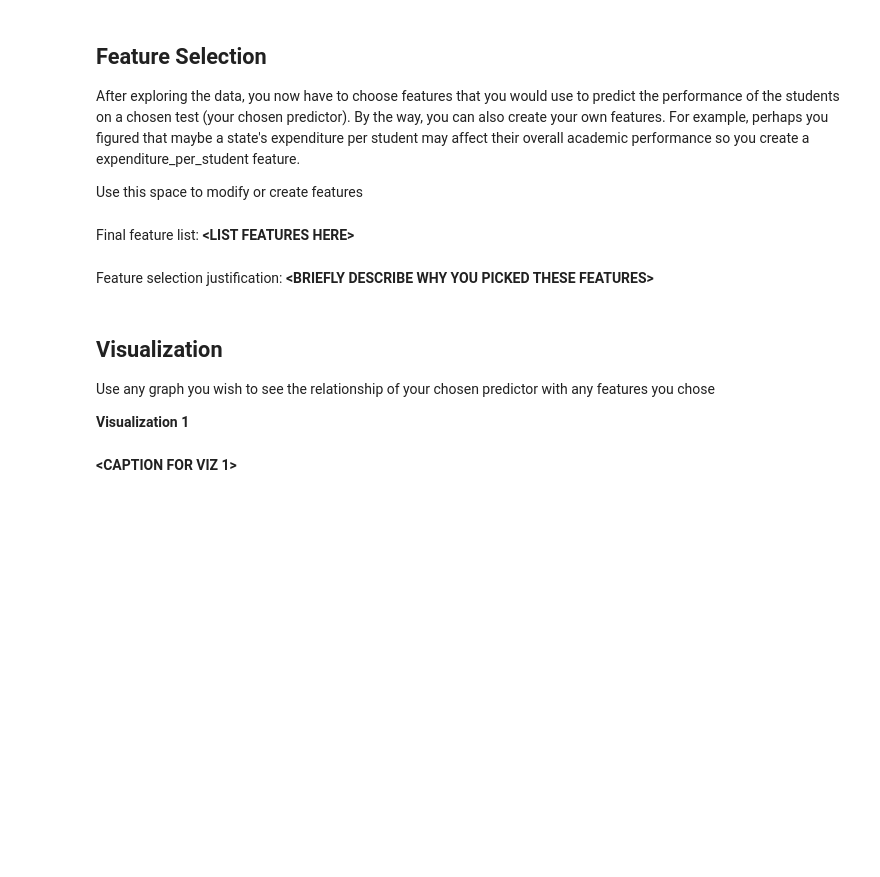
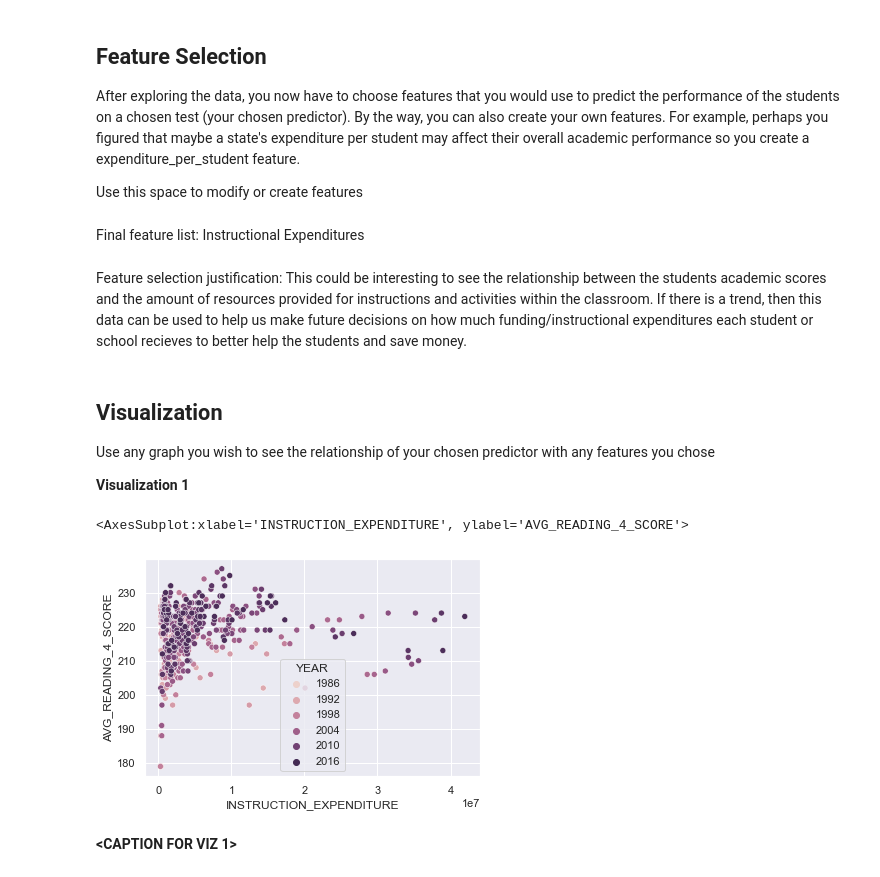
Before and after one commit to henxu/MDST, a Jupyter notebook: checkpoint2/checkpoint2.ipynb, the cells around one changed output. Cells and saved outputs as stored; diff of their text form; code cells hidden in the pictures; blank space fills up the shorter version.

```diff
--- a/checkpoint2/checkpoint2.ipynb
+++ b/checkpoint2/checkpoint2.ipynb
@@ -58,6 +58,3 @@ df
 You should always familiarize yourself with what each column in the dataframe represents. \ Read about the states_edu dataset here: https://www.kaggle.com/noriuk/us-education-datasets-unification-project
 # %% [markdown]
 Use this space to rename columns, deal with missing data, etc. _(optional)_
-# %%
-df.dropna()
-df.dropna(subset = ['AVG_READING_4_SCORE'], inplace = True)
@@ -107,0 +106,12 @@ Name: YEAR, Length: 650, dtype: int64
+# %%
+dfIndexS = df.set_index('STATE')
+
+sum = 0
+count = 0
+numRows = len(df.index)
+
+for x in range(numRows):
+    if (dfIndexS.iloc[x]['YEAR'] == 2019):
+        sum += dfIndexS.iloc[x]['AVG_READING_4_SCORE']
+        count += 1
+print (sum / count)
@@ -108,2 +120,12 @@ Name: YEAR, Length: 650, dtype: int64
 # %% [markdown]
 Find the maximum predictor score for every state. Hint: there's a function that allows you to do this easily
+# %%
+dfIndexR = df.set_index('AVG_READING_4_SCORE')
+dfSU = df['STATE'].unique()
+df1 = pd.DataFrame()
+for x in range(50):
+    #print (dfSU[x], ":", max(dfIndexS.loc[dfSU[x]]['AVG_READING_4_SCORE']))
+    df2 = {'STATE': dfSU[x], 'AVG_READING_4_SCORE': max(dfIndexS.loc[dfSU[x]]['AVG_READING_4_SCORE'])}
+    df1 = df1.append(df2, ignore_index=True)
+
+df1
@@ -114,15 +154,21 @@ After exploring the data, you now have to choose features that you would use to
 
 Use this space to modify or create features
 # %% [markdown]
-Final feature list: **<LIST FEATURES HERE\>**
+Final feature list: Instructional Expenditures
-# %% [markdown]
-Feature selection justification: **<BRIEFLY DESCRIBE WHY YOU PICKED THESE FEATURES\>**
+# %% [markdown]
+Feature selection justification: This could be interesting to see the relationship between the students academic scores and the amount of resources provided for instructions and activities within the classroom. If there is a trend, then this data can be used to help us make future decisions on how much funding/instructional expenditures each student or school recieves to better help the students and save money.
 # %% [markdown]
 <h2>Visualization</h2>
 
 Use any graph you wish to see the relationship of your chosen predictor with any features you chose
 
 **Visualization 1**
+# %%
+sns.set()
+sns.scatterplot(data = df, x = "INSTRUCTION_EXPENDITURE", y = "AVG_READING_4_SCORE", hue = "YEAR")
+# %% [output]
+<AxesSubplot:xlabel='INSTRUCTION_EXPENDITURE', ylabel='AVG_READING_4_SCORE'>
+[figure, added]
 # %% [markdown]
 **<CAPTION FOR VIZ 1>**
 # %% [markdown]
```
Also changed, not shown: parts of 15 cells of this notebook, 3 other files.
